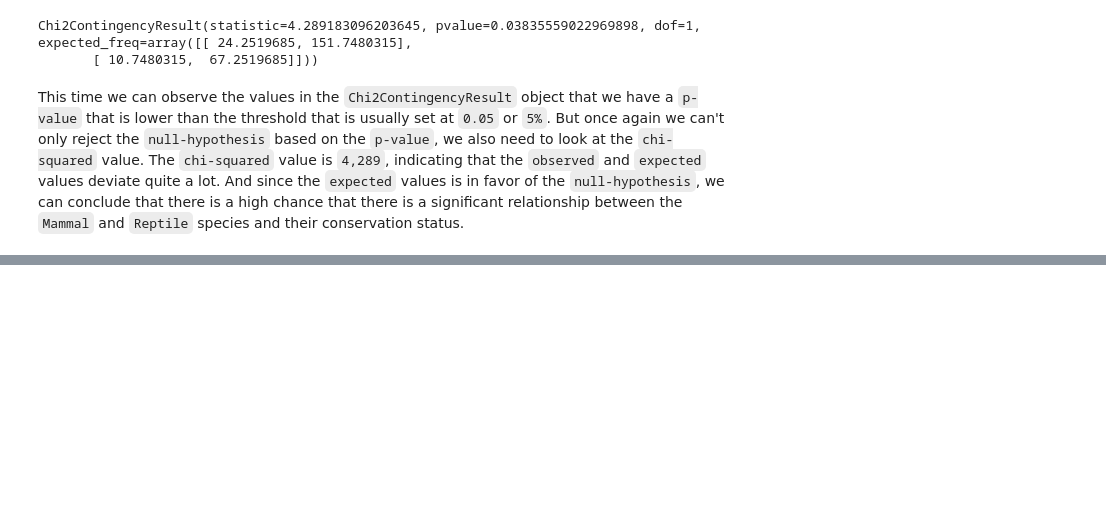
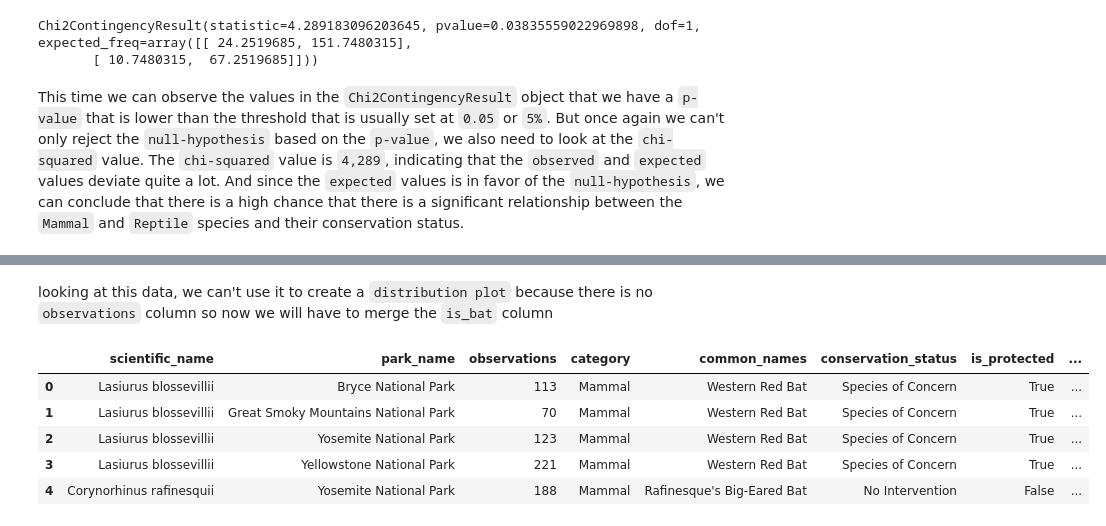
Before and after one commit to Tovborg/Biodiversity-In-National-Parks, a Jupyter notebook: biodiversity.ipynb, the cells around one changed output, grey strips where cells are left out. Saved outputs shown, nothing was run; the diff lists cells and outputs as text; code cells hidden in the pictures; blank space fills up the shorter version.

```diff
--- a/biodiversity.ipynb
+++ b/biodiversity.ipynb
@@ -255,0 +371,12 @@ This time we can observe the values in the `Chi2ContingencyResult` object that w
+# %% [markdown]
+looking at this data, we can't use it to create a `distribution plot` because there is no `observations` column so now we will have to merge the `is_bat` column
+# %%
+bat_observation = observations.merge(species[species.is_bat])
+bat_observation.head()
+# %% [output]
+|  | scientific_name | park_name | observations | category | common_names | conservation_status | is_protected | ... |
+| 0 | Lasiurus blossevillii | Bryce National Park | 113 | Mammal | Western Red Bat | Species of Concern | True | ... |
+| 1 | Lasiurus blossevillii | Great Smoky Mountains National Park | 70 | Mammal | Western Red Bat | Species of Concern | True | ... |
+| 2 | Lasiurus blossevillii | Yosemite National Park | 123 | Mammal | Western Red Bat | Species of Concern | True | ... |
+| 3 | Lasiurus blossevillii | Yellowstone National Park | 221 | Mammal | Western Red Bat | Species of Concern | True | ... |
+| 4 | Corynorhinus rafinesquii | Yosemite National Park | 188 | Mammal | Rafinesque's Big-Eared Bat | No Intervention | False | ... |
```
Also changed, not shown: parts of 16 cells of this notebook.
